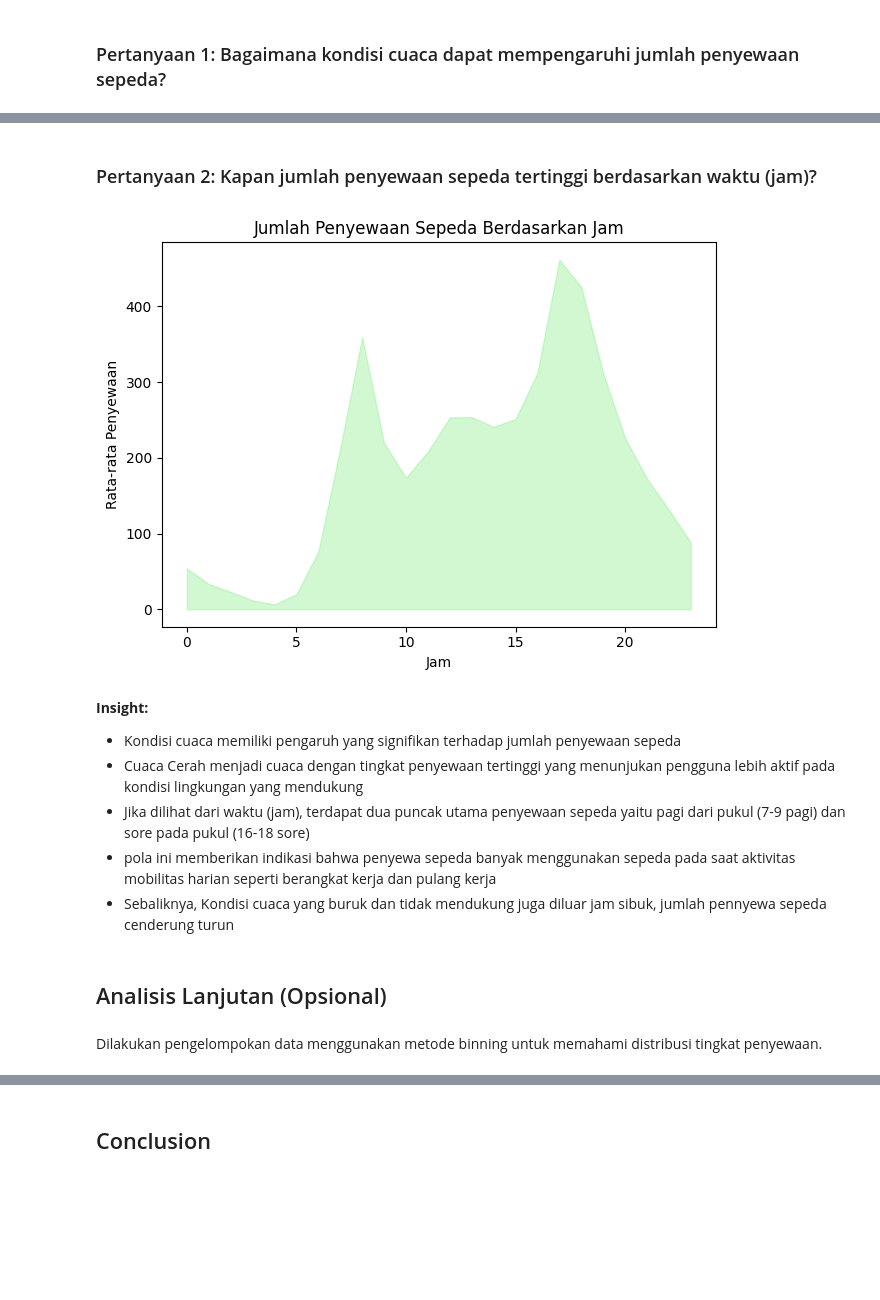
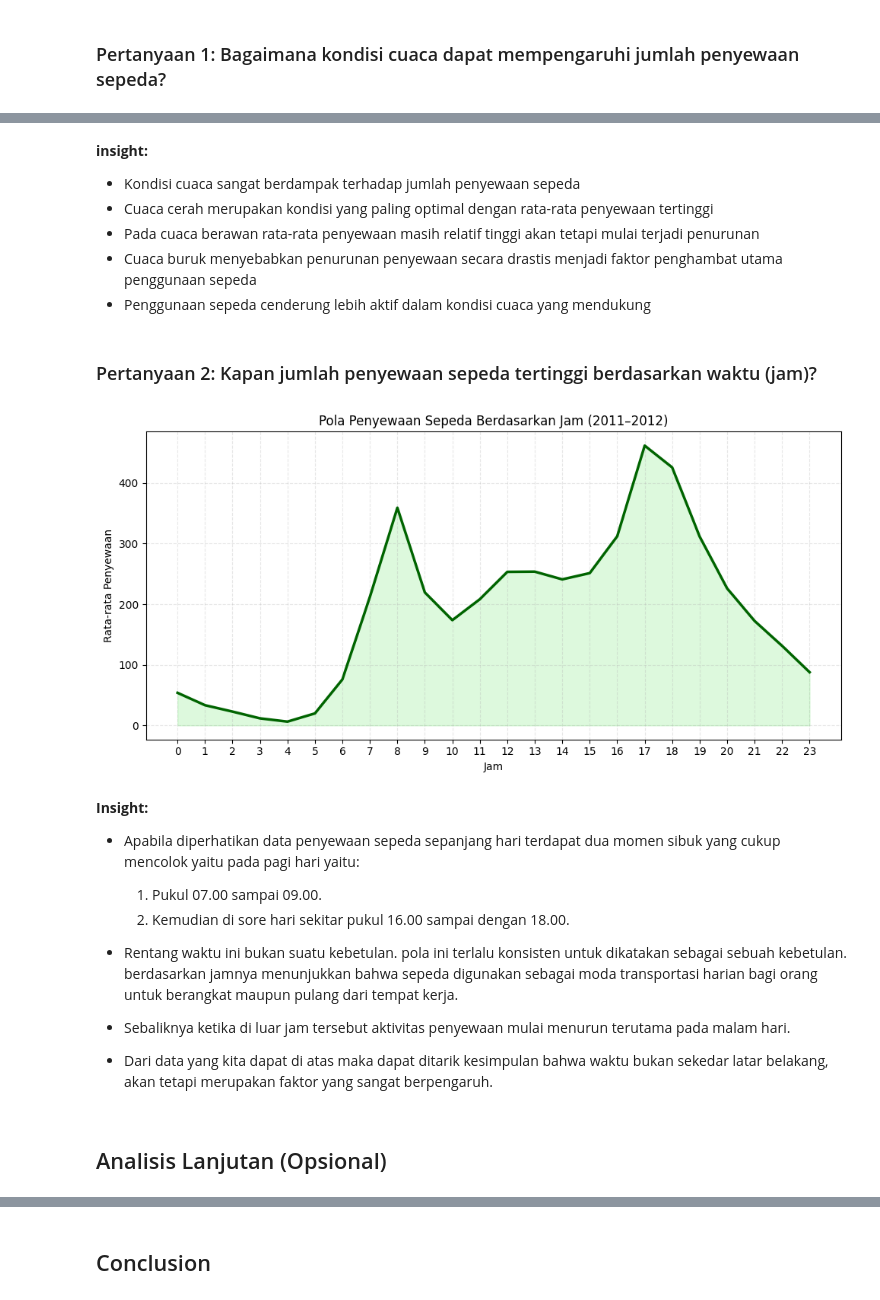
Before and after one commit to LoistaAmanda/Submission_BFAD, a Jupyter notebook: Proyek_Analisis_Data_Loista_Amanda_Noviar.ipynb, the cells around one changed output, grey strips where cells are left out. Cells and saved outputs as stored; diff of their text form; code cells hidden in the pictures; blank space fills up the shorter version.

```diff
--- a/Proyek_Analisis_Data_Loista_Amanda_Noviar.ipynb
+++ b/Proyek_Analisis_Data_Loista_Amanda_Noviar.ipynb
@@ -242,29 +274,50 @@ plt.show()
+# %% [markdown]
+**insight:**
+- Kondisi cuaca sangat berdampak terhadap jumlah penyewaan sepeda
+- Cuaca cerah merupakan kondisi yang paling optimal dengan rata-rata penyewaan tertinggi
+- Pada cuaca berawan rata-rata penyewaan masih relatif tinggi akan tetapi mulai terjadi penurunan
+- Cuaca buruk menyebabkan penurunan penyewaan secara drastis menjadi faktor penghambat utama penggunaan sepeda
+- Penggunaan sepeda cenderung lebih aktif dalam kondisi cuaca yang mendukung
 # %% [markdown]
 ### Pertanyaan 2: Kapan jumlah penyewaan sepeda tertinggi berdasarkan waktu (jam)?
 # %%
-hour_group = df_hour.groupby('hr')['cnt'].mean().reset_index()
+plt.figure(figsize=(10,5))
+
+sns.lineplot(
+    data=hour_group,
+    x='hr',
+    y='cnt',
+    color='#006400',
+    linewidth=2.5
+)
 
 plt.fill_between(
     hour_group['hr'],
     hour_group['cnt'],
     color='#90EE90',
-    alpha=0.4
+    alpha=0.3
 )
-plt.title("Jumlah Penyewaan Sepeda Berdasarkan Jam")
+
+plt.title("Pola Penyewaan Sepeda Berdasarkan Jam (2011–2012)")
 plt.xlabel("Jam")
 plt.ylabel("Rata-rata Penyewaan")
+plt.xticks(range(0,24))
+plt.grid(True, linestyle='--', alpha=0.3)
+
 plt.tight_layout()
 plt.show()
 # %% [output]
-[figure, old version]
+[figure, new version]
-# %% [markdown]
-**Insight:**
-- Kondisi cuaca memiliki pengaruh yang signifikan terhadap jumlah penyewaan sepeda
-- Cuaca Cerah menjadi cuaca dengan tingkat penyewaan tertinggi yang menunjukan pengguna lebih aktif pada kondisi lingkungan yang mendukung
-- Jika dilihat dari waktu (jam), terdapat dua puncak utama penyewaan sepeda yaitu pagi dari pukul (7-9 pagi) dan sore pada pukul (16-18 sore)
-- pola ini memberikan indikasi bahwa penyewa sepeda banyak menggunakan sepeda pada saat aktivitas mobilitas harian seperti berangkat kerja dan pulang kerja
-- Sebaliknya, Kondisi cuaca yang buruk dan tidak mendukung juga diluar jam sibuk, jumlah pennyewa sepeda cenderung turun
+# %% [markdown]
+**Insight:**
+- Apabila diperhatikan data penyewaan sepeda sepanjang hari terdapat dua momen sibuk yang cukup mencolok yaitu pada pagi hari yaitu:
+    1.  Pukul 07.00 sampai 09.00.
+    2.  Kemudian di sore hari sekitar pukul 16.00 sampai dengan 18.00.
+
+- Rentang waktu ini bukan suatu kebetulan. pola ini terlalu konsisten untuk dikatakan sebagai sebuah kebetulan. berdasarkan jamnya menunjukkan bahwa sepeda digunakan sebagai moda transportasi harian bagi orang untuk berangkat maupun pulang dari tempat kerja.
+
+- Sebaliknya ketika di luar jam tersebut aktivitas penyewaan mulai menurun terutama pada malam hari.
+
+- Dari data yang kita dapat di atas maka dapat ditarik kesimpulan bahwa waktu bukan sekedar latar belakang, akan tetapi merupakan faktor yang sangat berpengaruh.
 # %% [markdown]
 ## Analisis Lanjutan (Opsional)
-# %% [markdown]
-Dilakukan pengelompokan data menggunakan metode binning untuk memahami distribusi tingkat penyewaan.
```
Also changed, not shown: parts of 17 cells of this notebook, 7 other files.
